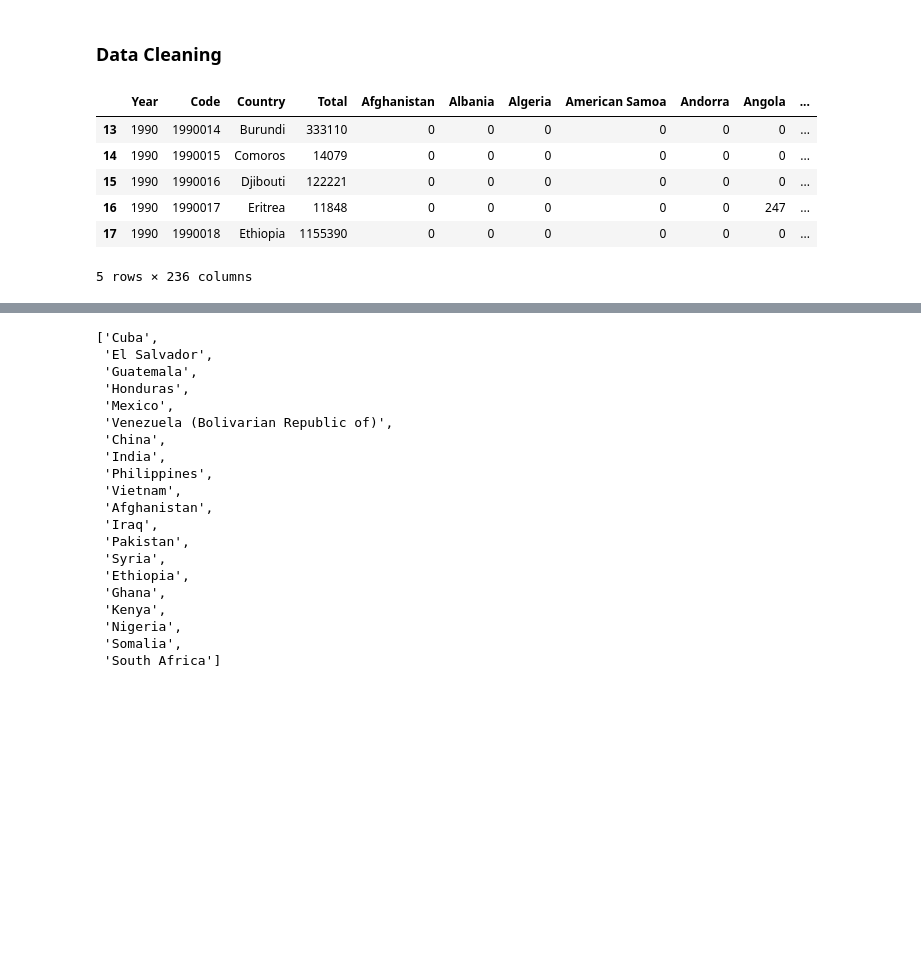
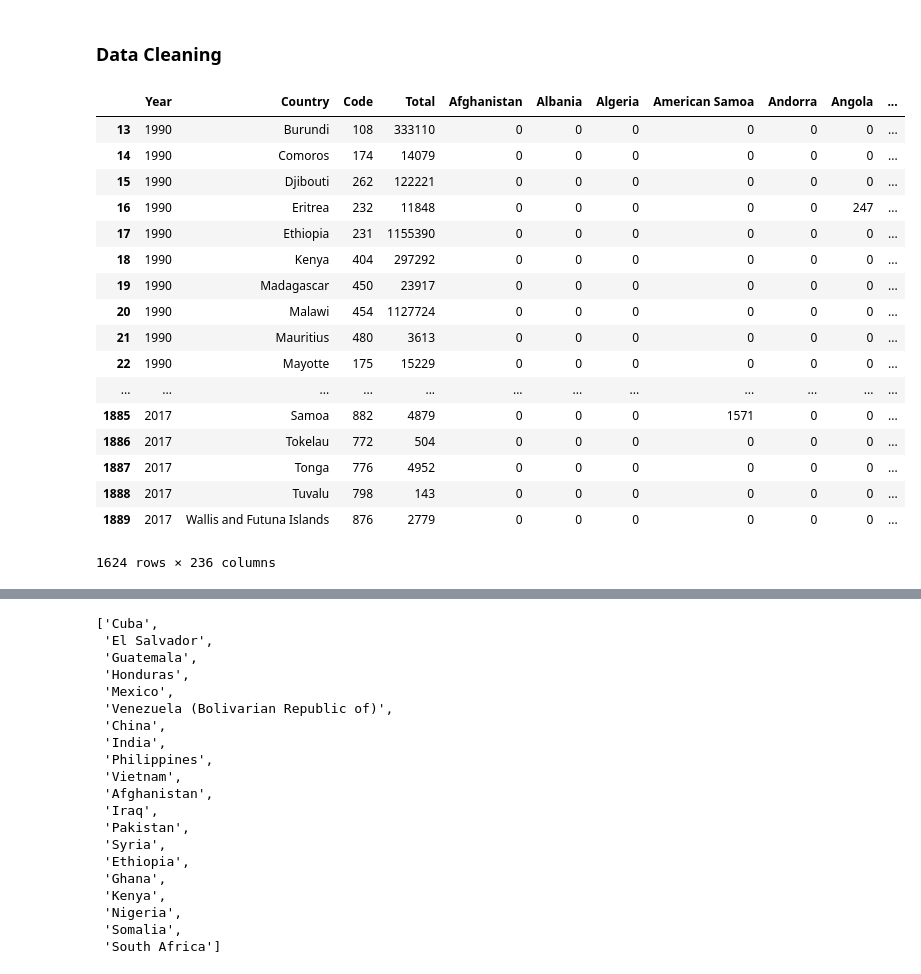
Before and after one commit to ds-modules/IAS-150, a Jupyter notebook: IAS_150_Data.ipynb, the cells around one changed output, grey strips where cells are left out. Cells and saved outputs as stored; diff of their text form; code cells hidden in the pictures; blank space fills up the shorter version.

```diff
--- a/IAS_150_Data.ipynb
+++ b/IAS_150_Data.ipynb
@@ -15,10 +13,0 @@ male_migrants = mf.load_data_excel('male_migrant_info.xlsx')
-# %%
-male_migrants.head()
-# %% [output]
-|  | Year | Code | Country | Total | Afghanistan | Albania | Algeria | American Samoa | Andorra | Angola | ... |
-| 13 | 1990 | 1990014 | Burundi | 333110 | 0 | 0 | 0 | 0 | 0 | 0 | ... |
-| 14 | 1990 | 1990015 | Comoros | 14079 | 0 | 0 | 0 | 0 | 0 | 0 | ... |
-| 15 | 1990 | 1990016 | Djibouti | 122221 | 0 | 0 | 0 | 0 | 0 | 0 | ... |
-| 16 | 1990 | 1990017 | Eritrea | 11848 | 0 | 0 | 0 | 0 | 0 | 247 | ... |
-| 17 | 1990 | 1990018 | Ethiopia | 1155390 | 0 | 0 | 0 | 0 | 0 | 0 | ... |
-5 rows × 236 columns
@@ -24,0 +18,21 @@ male_migrants.head()
+# %%
+total_migrants
+# %% [output]
+|  | Year | Country | Code | Total | Afghanistan | Albania | Algeria | American Samoa | Andorra | Angola | ... |
+| 13 | 1990 | Burundi | 108 | 333110 | 0 | 0 | 0 | 0 | 0 | 0 | ... |
+| 14 | 1990 | Comoros | 174 | 14079 | 0 | 0 | 0 | 0 | 0 | 0 | ... |
+| 15 | 1990 | Djibouti | 262 | 122221 | 0 | 0 | 0 | 0 | 0 | 0 | ... |
+| 16 | 1990 | Eritrea | 232 | 11848 | 0 | 0 | 0 | 0 | 0 | 247 | ... |
+| 17 | 1990 | Ethiopia | 231 | 1155390 | 0 | 0 | 0 | 0 | 0 | 0 | ... |
+| 18 | 1990 | Kenya | 404 | 297292 | 0 | 0 | 0 | 0 | 0 | 0 | ... |
+| 19 | 1990 | Madagascar | 450 | 23917 | 0 | 0 | 0 | 0 | 0 | 0 | ... |
+| 20 | 1990 | Malawi | 454 | 1127724 | 0 | 0 | 0 | 0 | 0 | 0 | ... |
+| 21 | 1990 | Mauritius | 480 | 3613 | 0 | 0 | 0 | 0 | 0 | 0 | ... |
+| 22 | 1990 | Mayotte | 175 | 15229 | 0 | 0 | 0 | 0 | 0 | 0 | ... |
+| ... | ... | ... | ... | ... | ... | ... | ... | ... | ... | ... | ... |
+| 1885 | 2017 | Samoa | 882 | 4879 | 0 | 0 | 0 | 1571 | 0 | 0 | ... |
+| 1886 | 2017 | Tokelau | 772 | 504 | 0 | 0 | 0 | 0 | 0 | 0 | ... |
+| 1887 | 2017 | Tonga | 776 | 4952 | 0 | 0 | 0 | 0 | 0 | 0 | ... |
+| 1888 | 2017 | Tuvalu | 798 | 143 | 0 | 0 | 0 | 0 | 0 | 0 | ... |
+| 1889 | 2017 | Wallis and Futuna Islands | 876 | 2779 | 0 | 0 | 0 | 0 | 0 | 0 | ... |
+1624 rows × 236 columns
```
Also changed, not shown: parts of 12 cells of this notebook, 6 other files.
